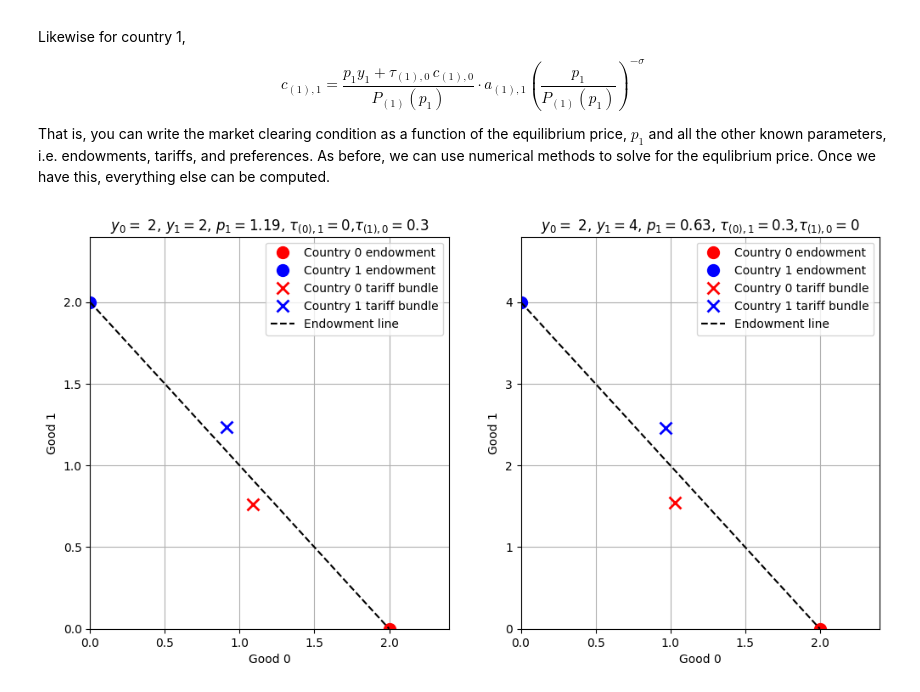
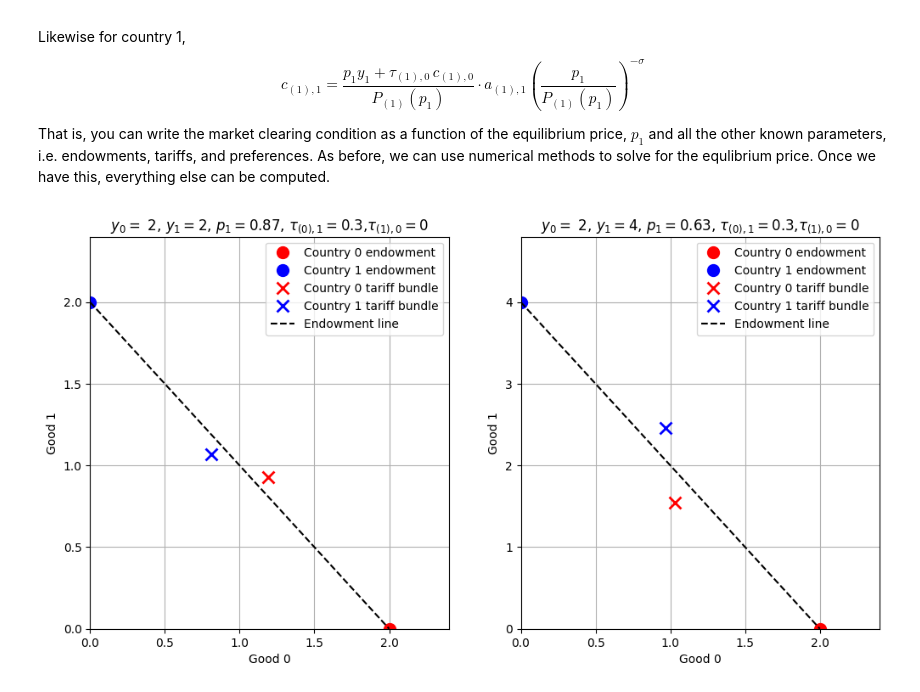
Before and after one commit to dandoreyrodriguez/computation_for_dynamic_programming, a Jupyter notebook: class_3_trade.ipynb, the cells around one changed output. Drawn from its saved outputs; the diff is of its cells as text; code cells hidden in the pictures.

```diff
--- a/class_3_trade.ipynb
+++ b/class_3_trade.ipynb
@@ -284,32 +284,32 @@ def solve_two_country_tariff(y_0, y_1, a_00, a_01, a_10, a_11, t_01, t_10,  sigm
         ax.plot([c_10], [c_11], 'bx', label='Country 1 tariff bundle', markersize=10, markeredgewidth=2)
         ax.plot([0, y_0], [y_1, 0], 'k--', label='Endowment line')
         ax.set_xlim(0, y_0 * 1.2)
         ax.set_ylim(0, y_1 * 1.2)
         ax.set_xlabel('Good 0')
         ax.set_ylabel('Good 1')
         ax.legend()
         ax.set_title(rf'$y_0=$ {y_0}, $y_1=${y_1}, $p_1=${p_1:.2f}, $\tau_{{(0),1}} = ${t_01},$\tau_{{(1),0}} = ${t_10}')
         ax.grid(True)
 
 # ---- Run two examples and plot side by side ----
 fig, (ax1, ax2) = plt.subplots(1, 2, figsize=(12, 6))
 
 # test run with zero tariffs and symmetric endowments
 solve_two_country_tariff(
     y_0=2, y_1=2,
     a_00=0.5, a_01=0.5,
     a_10=0.5, a_11=0.5,
-    t_01=0, t_10=0.3,
+    t_01=0.3, t_10=0,
     sigma=2, ax=ax1
 )
 
 # test run with zero tariffs and symmetric endowments
 solve_two_country_tariff(
     y_0=2, y_1=4,
     a_00=0.5, a_01=0.5,
     a_10=0.5, a_11=0.5,
     t_01=0.3, t_10=0,
     sigma=2, ax=ax2
 )
 # %% [output]
-[figure, old version]
+[figure, new version]
```
Also changed, not shown: parts of 3 cells of this notebook.
